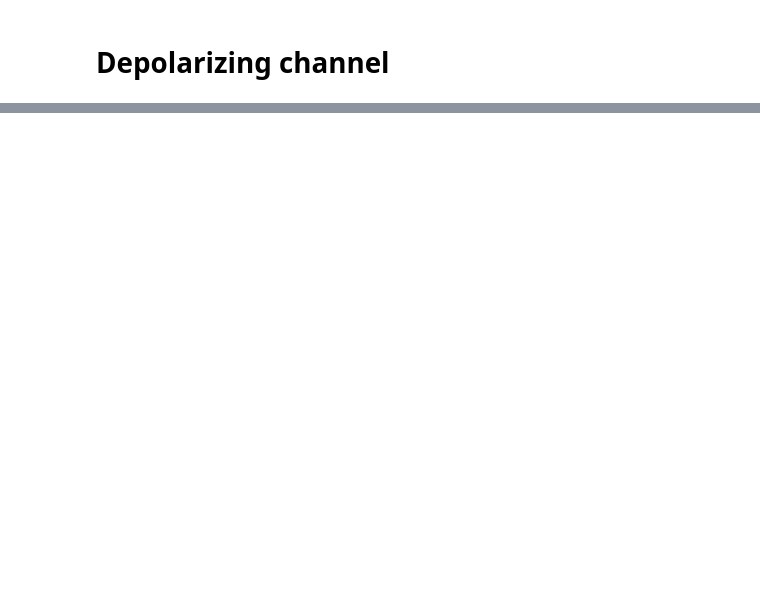
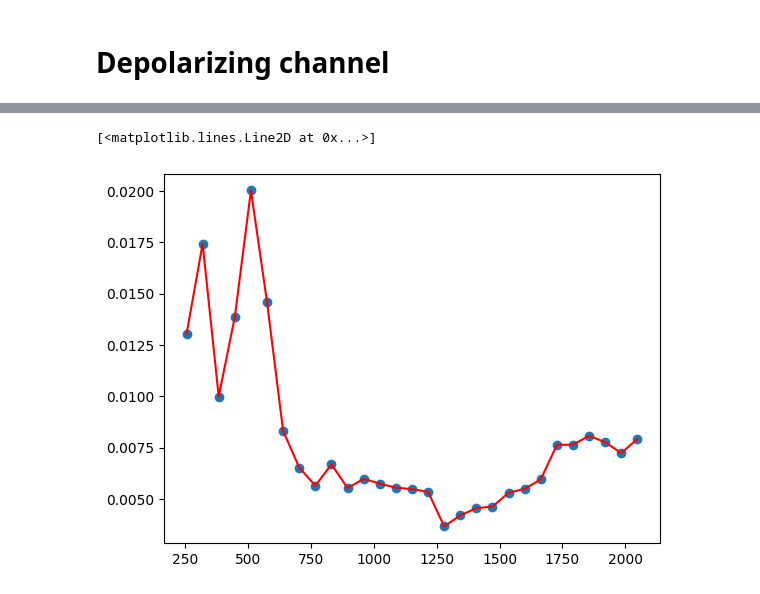
Before and after one commit to JessicaJohnBritto/QOSF_Cohort6, a Jupyter notebook: Results_from_paper/noise_model_ionq.ipynb, the cells around one changed output, grey strips where cells are left out. Drawn from its saved outputs; the diff is of its cells as text; code cells hidden in the pictures; blank space fills up the shorter version.

```diff
--- a/Results_from_paper/noise_model_ionq.ipynb
+++ b/Results_from_paper/noise_model_ionq.ipynb
@@ -457,3 +490,13 @@ wrapper(noisemodel, basis_gates,circ_depol,'perfect',plot_title='Perfect',shots=
+# %%
+shotsnum = np.array(range(256,2049,64))
+noisemodel, basis_gates = noisem(1-0.9773)
+meanerr = [np.mean(wrapper(noisemodel, basis_gates,circ_depol,'noisy',do_not_plot='true',plot_title='Noisy',shots=shots,collisions=7)[2]) for shots in shotsnum]
+# %%
+plt.scatter(shotsnum,meanerr)
+plt.plot(shotsnum,meanerr,c='red')
+# %% [output]
+[<matplotlib.lines.Line2D at 0x...>]
+[figure, added]
 # %%
 for i in np.linspace(0.0, 1-0.9773, num = 4):
     noisemodel, basis_gates = noisem(i)
```
Also changed, not shown: parts of 14 cells of this notebook.
